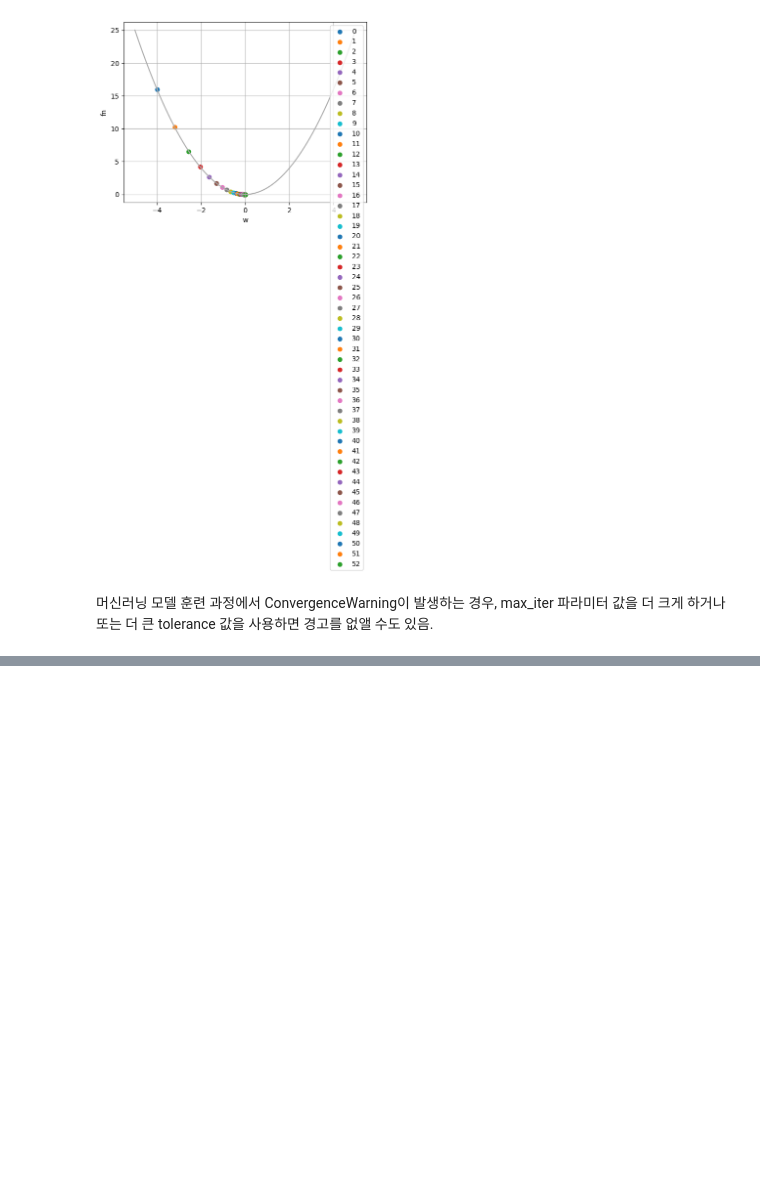
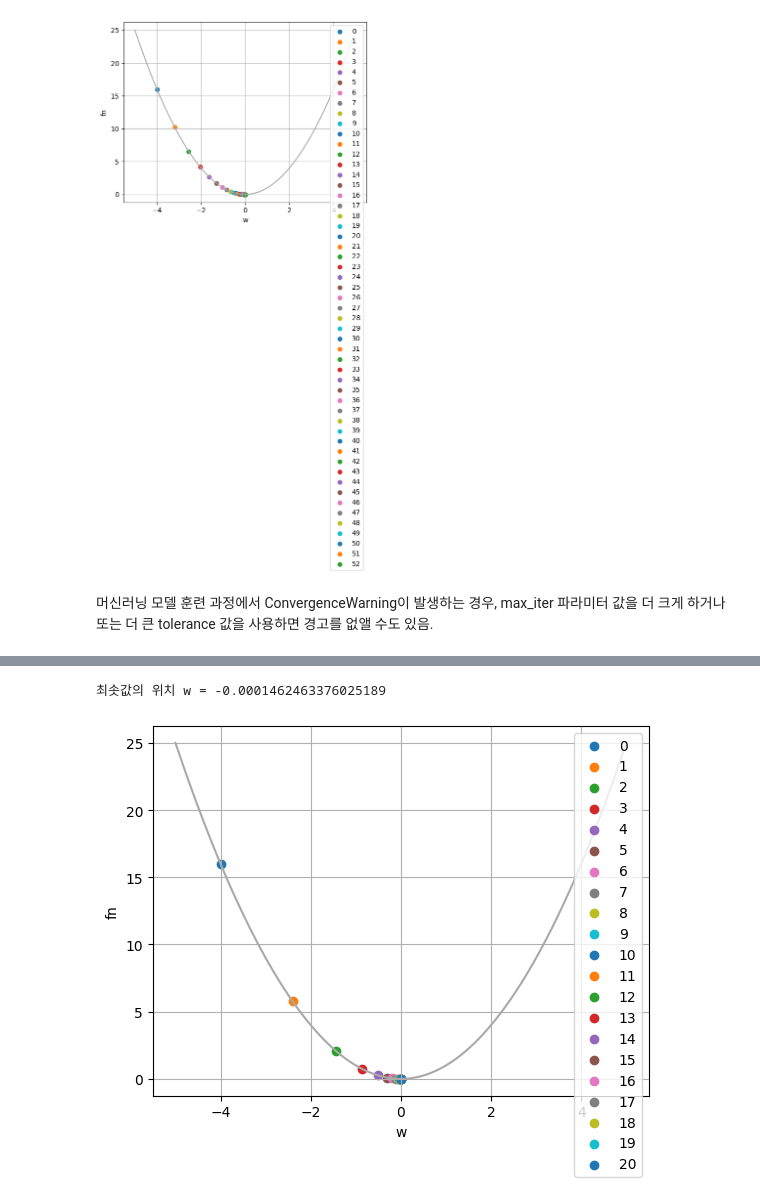
Before and after one commit to JakeOh/202605_BD57, a Jupyter notebook: lab_ml/ml07_grandient_descent.ipynb, the cells around one changed output, grey strips where cells are left out. Saved outputs shown, nothing was run; the diff lists cells and outputs as text; code cells hidden in the pictures; blank space fills up the shorter version.

```diff
--- a/lab_ml/ml07_grandient_descent.ipynb
+++ b/lab_ml/ml07_grandient_descent.ipynb
@@ -117,0 +128,5 @@ gradient_descent(max_iter=1_000, tolerance=0.00001)
+# %%
+gradient_descent(learning_rate=0.2)
+# %% [output]
+최솟값의 위치 w = -0.0001462463376025189
+[figure, added]
```
Also changed, not shown: parts of 17 cells of this notebook.
